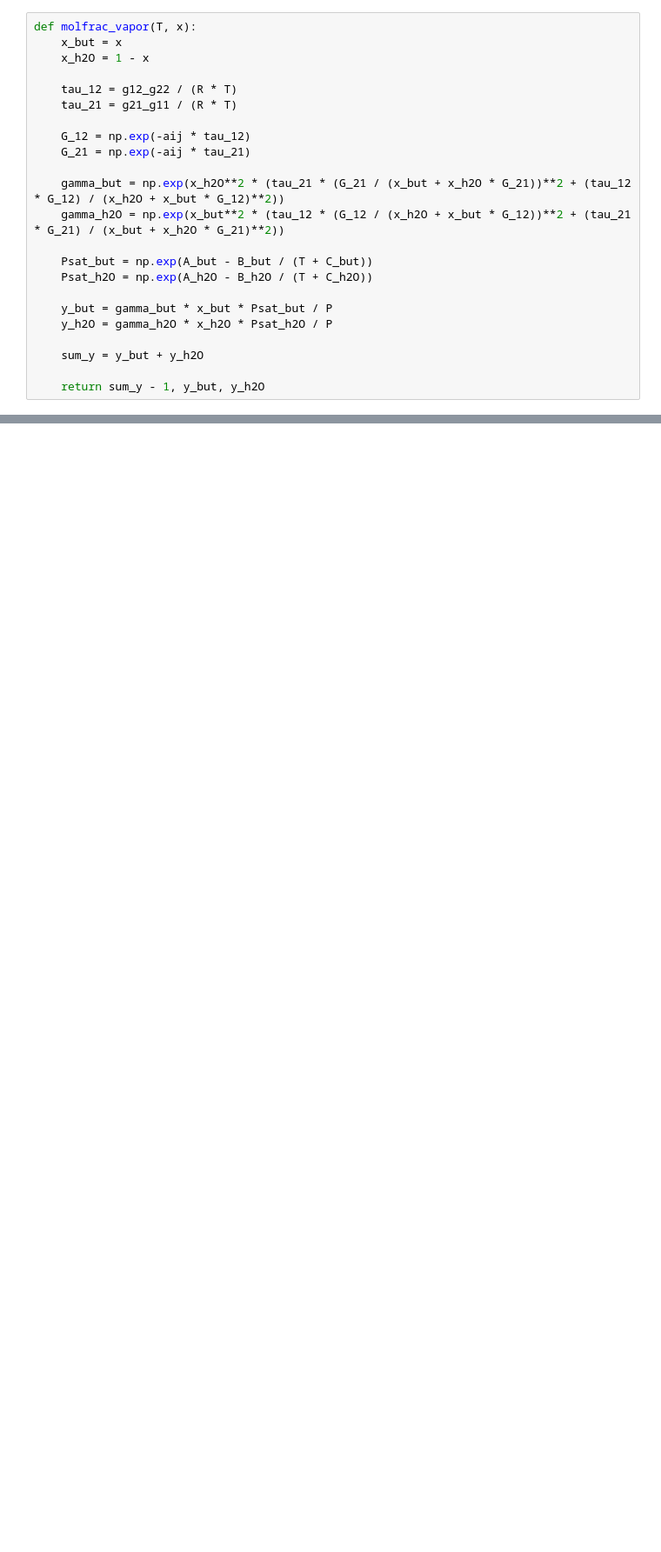
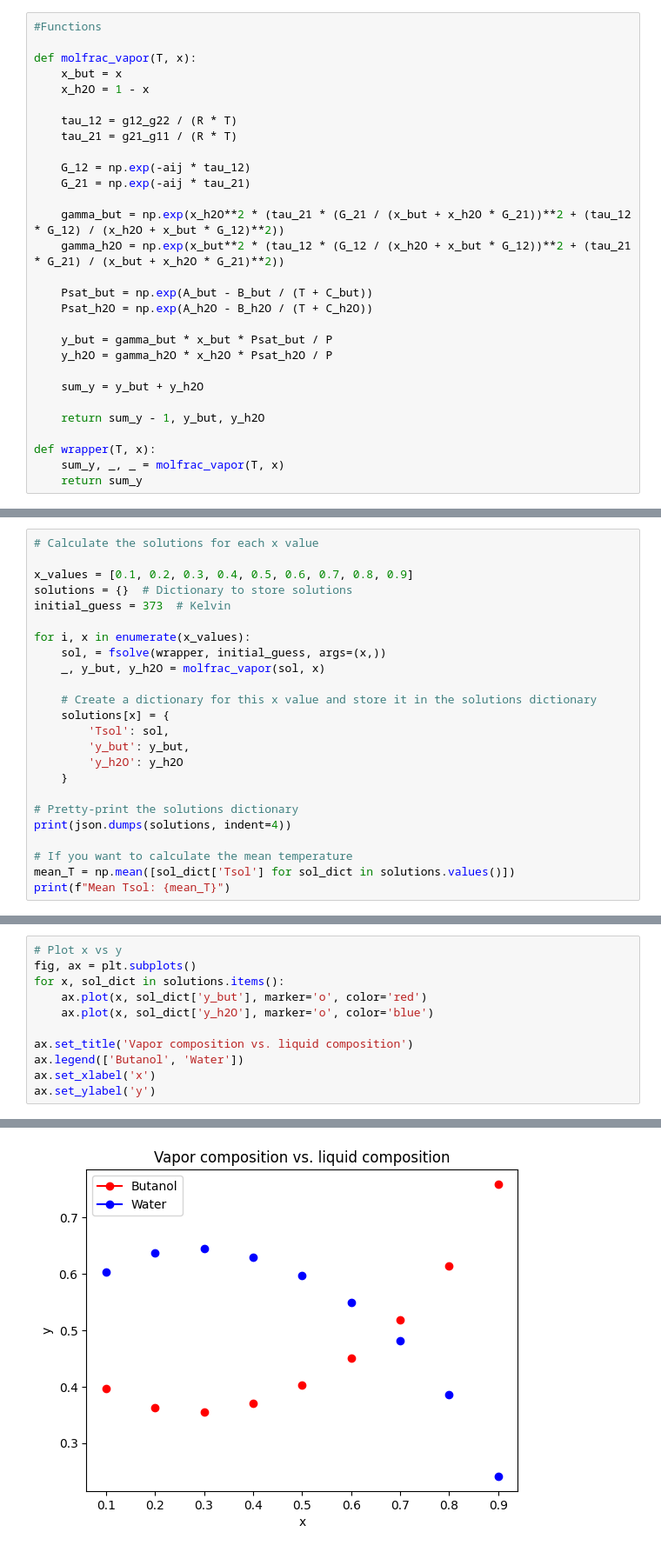
Before and after one commit to OlofssonFredrik/KETN45, a Jupyter notebook: uppg5.ipynb, the cells around one changed output, grey strips where cells are left out. Shown at 87% size. Cells and saved outputs as stored; diff of their text form; blank space fills up the shorter version.

```diff
--- a/uppg5.ipynb
+++ b/uppg5.ipynb
@@ -20,6 +21,8 @@ g12_g22 = 1034.3
 g21_g11 = 10098.50
 aij = 0.4118
 # %%
+#Functions
+
 def molfrac_vapor(T, x):
     x_but = x
     x_h2O = 1 - x
@@ -42,3 +45,7 @@ def molfrac_vapor(T, x):
     sum_y = y_but + y_h2O
 
     return sum_y - 1, y_but, y_h2O
+
+def wrapper(T, x):
+    sum_y, _, _ = molfrac_vapor(T, x)
+    return sum_y
@@ -64,0 +52,24 @@ error: Result from function call is not a proper array of floats.
+# %%
+# Calculate the solutions for each x value
+
+x_values = [0.1, 0.2, 0.3, 0.4, 0.5, 0.6, 0.7, 0.8, 0.9]
+solutions = {}  # Dictionary to store solutions
+initial_guess = 373  # Kelvin
+
+for i, x in enumerate(x_values):
+    sol, = fsolve(wrapper, initial_guess, args=(x,))
+    _, y_but, y_h2O = molfrac_vapor(sol, x)
+
+    # Create a dictionary for this x value and store it in the solutions dictionary
+    solutions[x] = {
+        'Tsol': sol,
+        'y_but': y_but,
+        'y_h2O': y_h2O
+    }
+
+# Pretty-print the solutions dictionary
+print(json.dumps(solutions, indent=4))
+
+# If you want to calculate the mean temperature
+mean_T = np.mean([sol_dict['Tsol'] for sol_dict in solutions.values()])
+print(f"Mean Tsol: {mean_T}")
@@ -64,0 +94,12 @@ error: Result from function call is not a proper array of floats.
+# %%
+# Plot x vs y
+fig, ax = plt.subplots()
+for x, sol_dict in solutions.items():
+    ax.plot(x, sol_dict['y_but'], marker='o', color='red')
+    ax.plot(x, sol_dict['y_h2O'], marker='o', color='blue')
+
+ax.set_title('Vapor composition vs. liquid composition')
+ax.legend(['Butanol', 'Water'])
+ax.set_xlabel('x')
+ax.set_ylabel('y')
+# %% [output]
@@ -64,0 +107 @@ error: Result from function call is not a proper array of floats.
+[figure, added]
```
Also changed, not shown: parts of 6 cells of this notebook.
